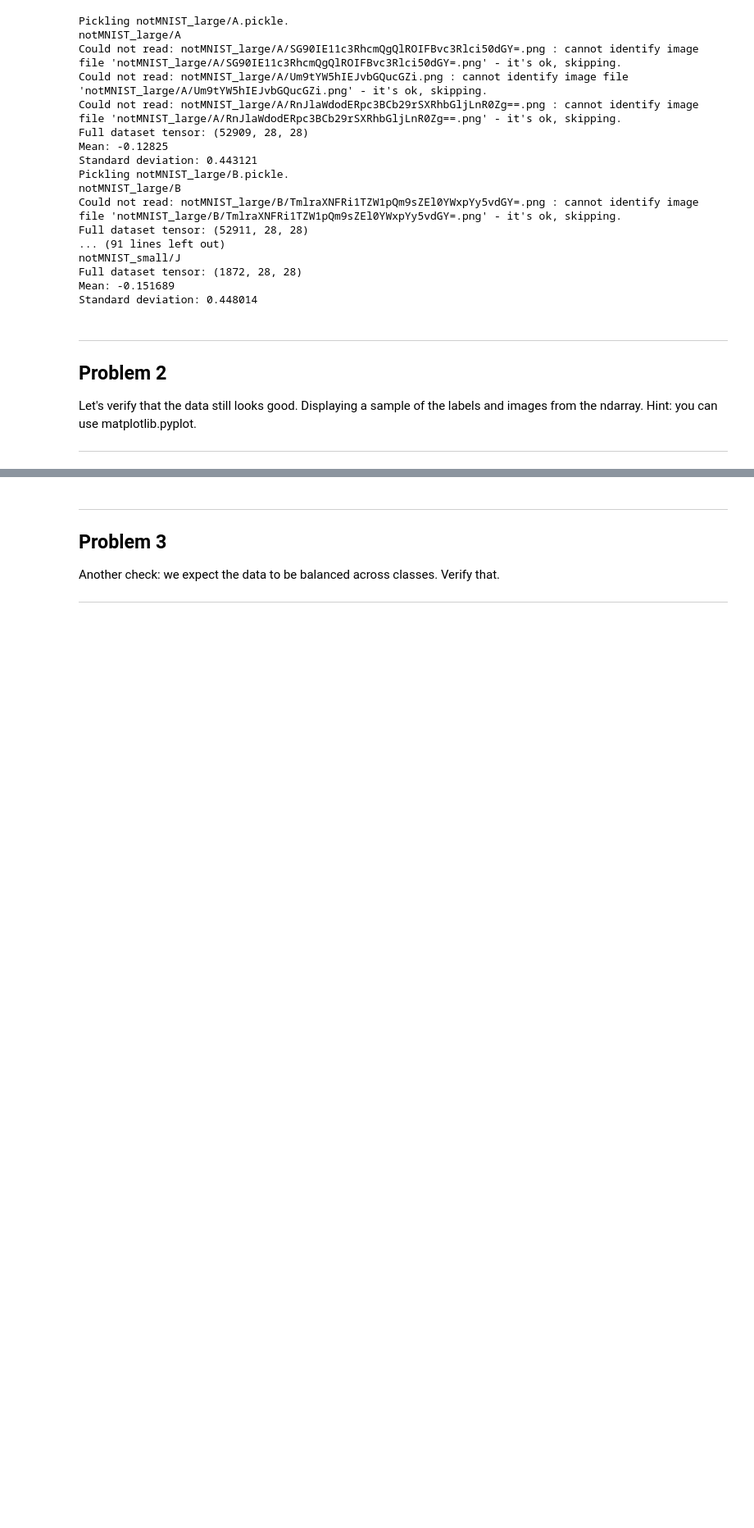
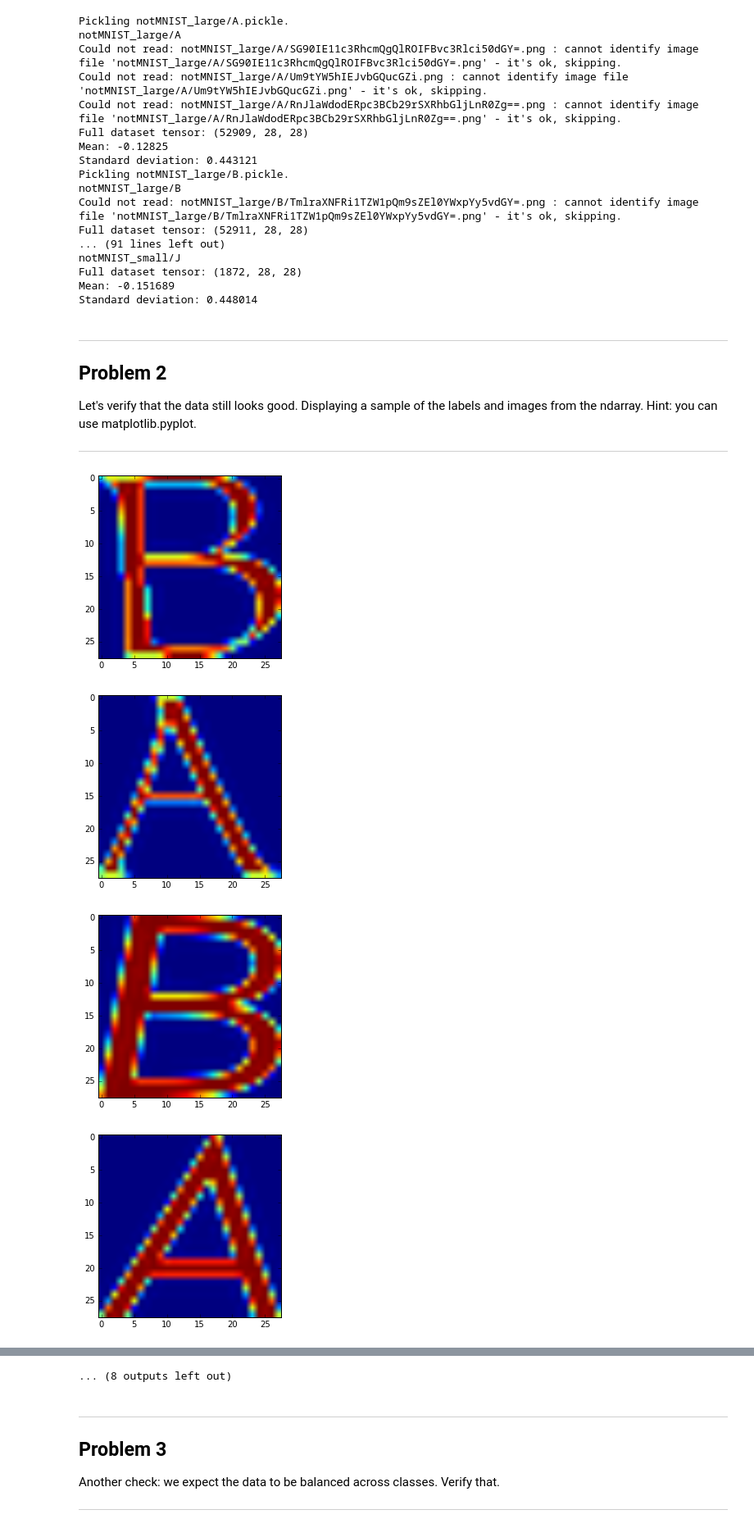
Before and after one commit to lightatron/neural1, a Jupyter notebook: 1_notmnist_ben.ipynb, the cells around one changed output, grey strips where cells are left out. Shown at 82% size. Saved outputs shown, nothing was run; the diff lists cells and outputs as text; code cells hidden in the pictures; blank space fills up the shorter version.

```diff
--- a/1_notmnist_ben.ipynb
+++ b/1_notmnist_ben.ipynb
@@ -225,3 +225,17 @@ Problem 2
 Let's verify that the data still looks good. Displaying a sample of the labels and images from the ndarray. Hint: you can use matplotlib.pyplot.
 
 ---
+# %%
+B = pickle.load(open("notMNIST_large/B.pickle", "rb"))
+A = pickle.load(open("notMNIST_large/A.pickle", "rb"))
+# %%
+for i in range(10):
+    plt.figure()
+    plt.imshow(B[i])
+    plt.figure()
+    plt.imshow(A[i])
+# %% [output]
+[figure, added]
+[figure, added]
+[figure, added]
+[figure, added]
@@ -228,3 +250,4 @@ Let's verify that the data still looks good. Displaying a sample of the labels a
+... (8 outputs left out)
 # %% [markdown]
 ---
 Problem 3
```
Also changed, not shown: parts of 2 cells of this notebook.
